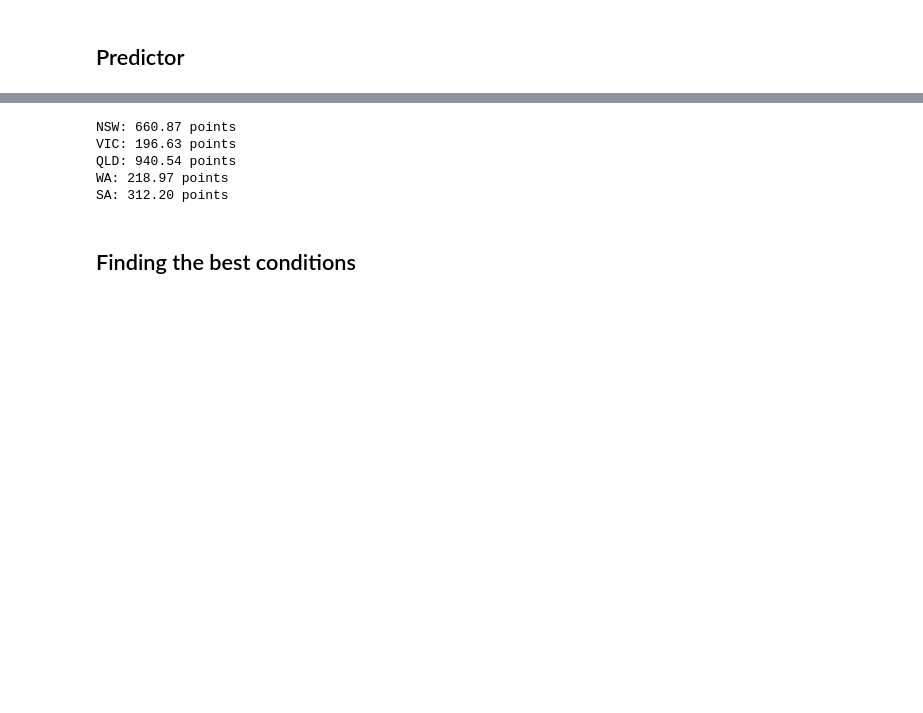
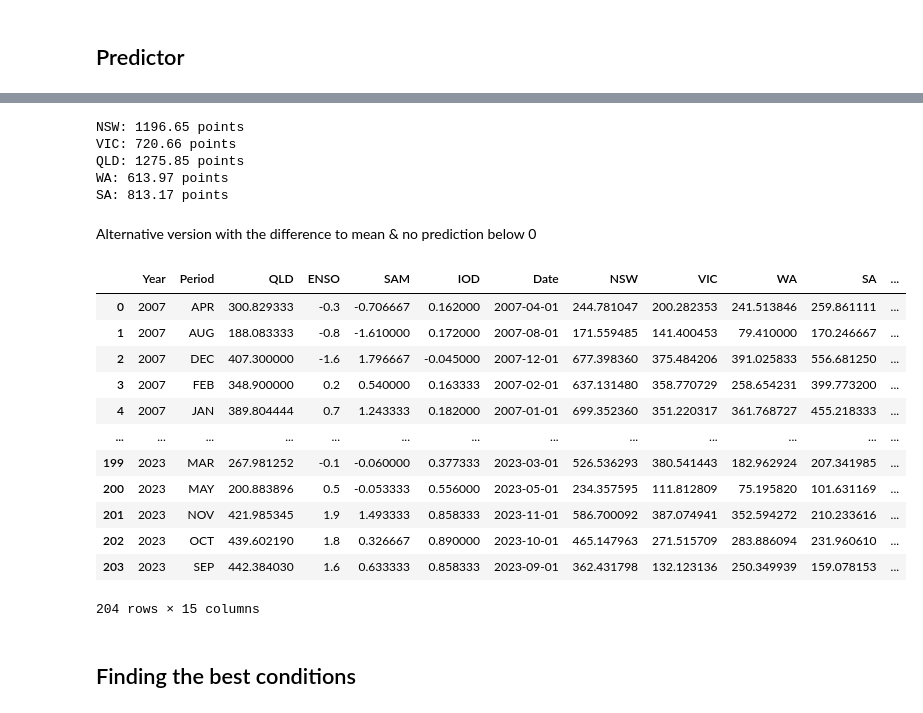
Before and after one commit to sophiecurio/australian_climate_gliding, a Jupyter notebook: complete_script.ipynb, the cells around one changed output, grey strips where cells are left out. Drawn from its saved outputs; the diff is of its cells as text; code cells hidden in the pictures; blank space fills up the shorter version.

```diff
--- a/complete_script.ipynb
+++ b/complete_script.ipynb
@@ -1514,8 +1504,8 @@ def predict_points(enso, sam, iod, month, model_params):
 # Define your current conditions
 current_conditions = {
     'ENSO': 3,
-    'SAM': -3,
-    'IOD': 1,
+    'SAM': 4,
+    'IOD': -1,
     'Month': 9  # January
 }
 
@@ -1532,8 +1522,26 @@ predictions = predict_points(
 for state, points in predictions.items():
     print(f"{state}: {points:.2f} points")
 # %% [output]
-NSW: 660.87 points
-VIC: 196.63 points
-QLD: 940.54 points
-WA: 218.97 points
-SA: 312.20 points
+NSW: 1196.65 points
+VIC: 720.66 points
+QLD: 1275.85 points
+WA: 613.97 points
+SA: 813.17 points
+# %% [markdown]
+Alternative version with the difference to mean & no prediction below 0
+# %%
+df
+# %% [output]
+|  | Year | Period | QLD | ENSO | SAM | IOD | Date | NSW | VIC | WA | SA | ... |
+| 0 | 2007 | APR | 300.829333 | -0.3 | -0.706667 | 0.162000 | 2007-04-01 | 244.781047 | 200.282353 | 241.513846 | 259.861111 | ... |
+| 1 | 2007 | AUG | 188.083333 | -0.8 | -1.610000 | 0.172000 | 2007-08-01 | 171.559485 | 141.400453 | 79.410000 | 170.246667 | ... |
+| 2 | 2007 | DEC | 407.300000 | -1.6 | 1.796667 | -0.045000 | 2007-12-01 | 677.398360 | 375.484206 | 391.025833 | 556.681250 | ... |
+| 3 | 2007 | FEB | 348.900000 | 0.2 | 0.540000 | 0.163333 | 2007-02-01 | 637.131480 | 358.770729 | 258.654231 | 399.773200 | ... |
+| 4 | 2007 | JAN | 389.804444 | 0.7 | 1.243333 | 0.182000 | 2007-01-01 | 699.352360 | 351.220317 | 361.768727 | 455.218333 | ... |
+| ... | ... | ... | ... | ... | ... | ... | ... | ... | ... | ... | ... | ... |
+| 199 | 2023 | MAR | 267.981252 | -0.1 | -0.060000 | 0.377333 | 2023-03-01 | 526.536293 | 380.541443 | 182.962924 | 207.341985 | ... |
+| 200 | 2023 | MAY | 200.883896 | 0.5 | -0.053333 | 0.556000 | 2023-05-01 | 234.357595 | 111.812809 | 75.195820 | 101.631169 | ... |
+| 201 | 2023 | NOV | 421.985345 | 1.9 | 1.493333 | 0.858333 | 2023-11-01 | 586.700092 | 387.074941 | 352.594272 | 210.233616 | ... |
+| 202 | 2023 | OCT | 439.602190 | 1.8 | 0.326667 | 0.890000 | 2023-10-01 | 465.147963 | 271.515709 | 283.886094 | 231.960610 | ... |
+| 203 | 2023 | SEP | 442.384030 | 1.6 | 0.633333 | 0.858333 | 2023-09-01 | 362.431798 | 132.123136 | 250.349939 | 159.078153 | ... |
+204 rows × 15 columns
```
Also changed, not shown: parts of 6 cells of this notebook, 1 other file.
